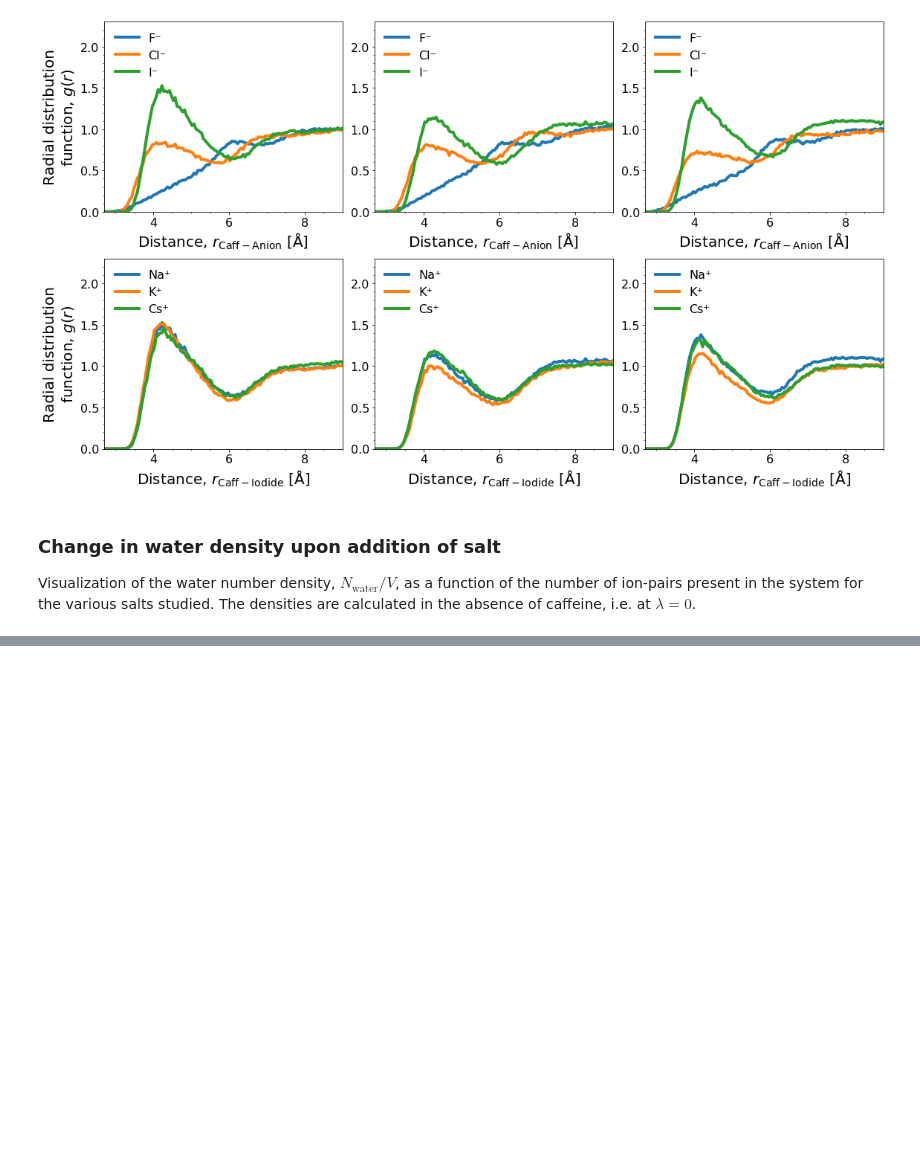
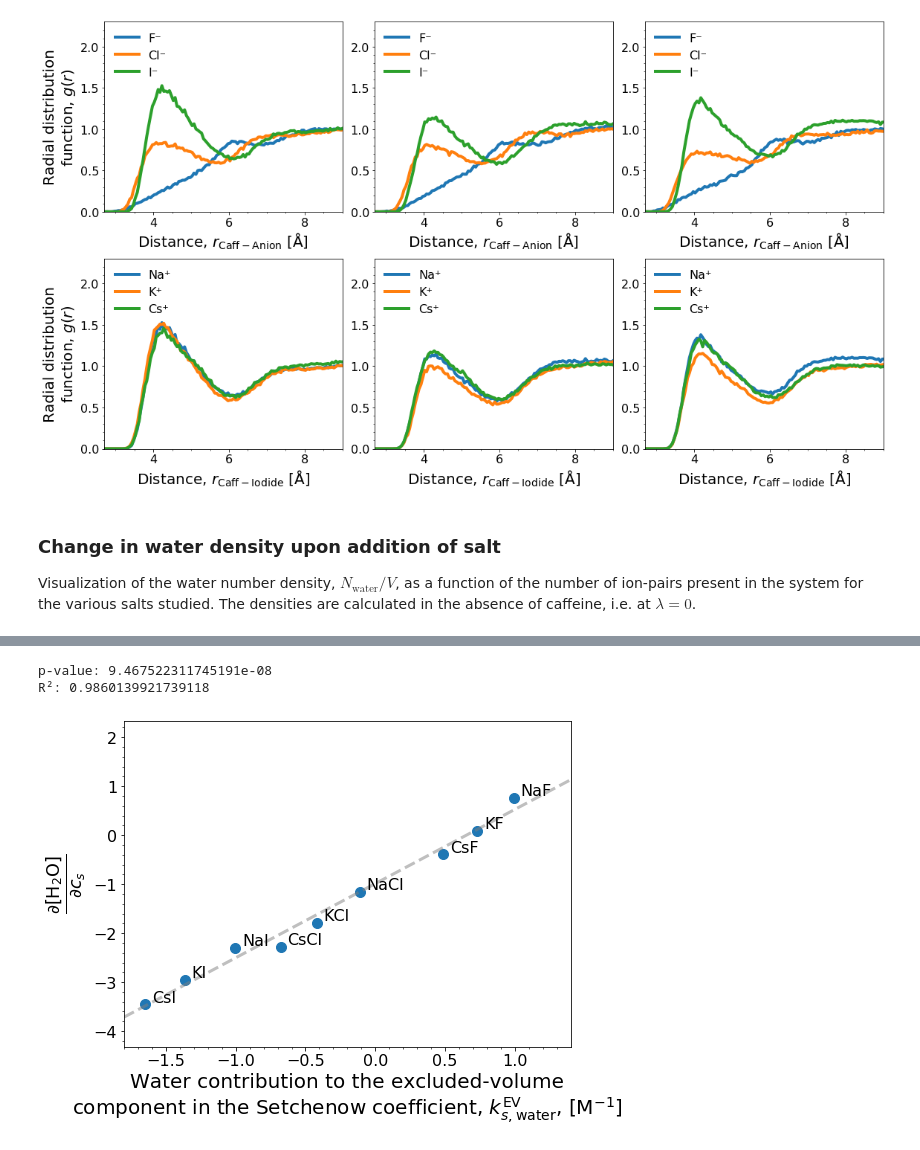
Before and after one commit to SHervoe-Hansen/Caffeine_solubility, a Jupyter notebook: Analysis.ipynb, the cells around one changed output, grey strips where cells are left out. Drawn from its saved outputs; the diff is of its cells as text; code cells hidden in the pictures; blank space fills up the shorter version.

```diff
--- a/Analysis.ipynb
+++ b/Analysis.ipynb
@@ -1397,0 +1412,38 @@ fig.savefig('images/WaterDensity.pdf', bbox_inches='tight')
+# %%
+fig, ax = plt.subplots(nrows=1, ncols=1, figsize=(8, 6))
+salts = ['NaF', 'NaCl', 'NaI', 'KF', 'KCl', 'KI', 'CsF', 'CsCl', 'CsI']
+
+dev_rho_csalt = []
+
+for i, salt in enumerate(salts):
+    # Fetch salt concentrations
+    for file in files: # Loop over cations
+        with open('Simulations/{}'.format(file)) as f: # open structured result file (YAML)
+            r = yaml.load(f, Loader=yaml.Loader)
+        for data in r['salts']:
+            if (data['label'] == salt):
+                concentrations = data['conc']
+            break
+
+    dev_rho_csalt.append(np.polyfit(concentrations, water_densities[i], deg=1)[0])
+
+ax.scatter(SetCof_eV[:,3], dev_rho_csalt, marker='o', s=100)
+for i, salt in enumerate(salts):
+    ax.text(SetCof_eV[:,3][i]+0.05, dev_rho_csalt[i]+0.05, s=salt, fontsize=16)
+
+stats = linregress(SetCof_eV[:,3], dev_rho_csalt)
+x = np.arange(-2, 2, 0.001)
+ax.plot(x, x*stats.slope+stats.intercept, linestyle='dashed', color='gray', alpha=0.5, linewidth=3)
+print('p-value: {}'.format(stats.pvalue))
+print('R²: {}'.format(stats.rvalue**2))
+
+ax.minorticks_on()
+ax.set_xlim(-1.8, 1.4)
+ax.tick_params(axis='both', labelsize=16)
+ax.set_xlabel(f'Water contribution to the excluded-volume\ncomponent in the Setchenow coefficient, $k_{{s,\mathrm{{water}}}}^{{\mathrm{{EV}}}}$, [M$^{{-1}}$]', fontsize=20)
+ax.set_ylabel(r'$\frac{\partial [\mathrm{H}_2\mathrm{O}]}{\partial c_s}$', fontsize=25)
+fig.savefig('images/WaterDensityCorrelation.pdf', bbox_inches='tight')
+# %% [output]
+p-value: 9.467522311745191e-08
+R²: 0.9860139921739118
+[figure, added]
```
Also changed, not shown: parts of 7 cells of this notebook, 16 other files.
